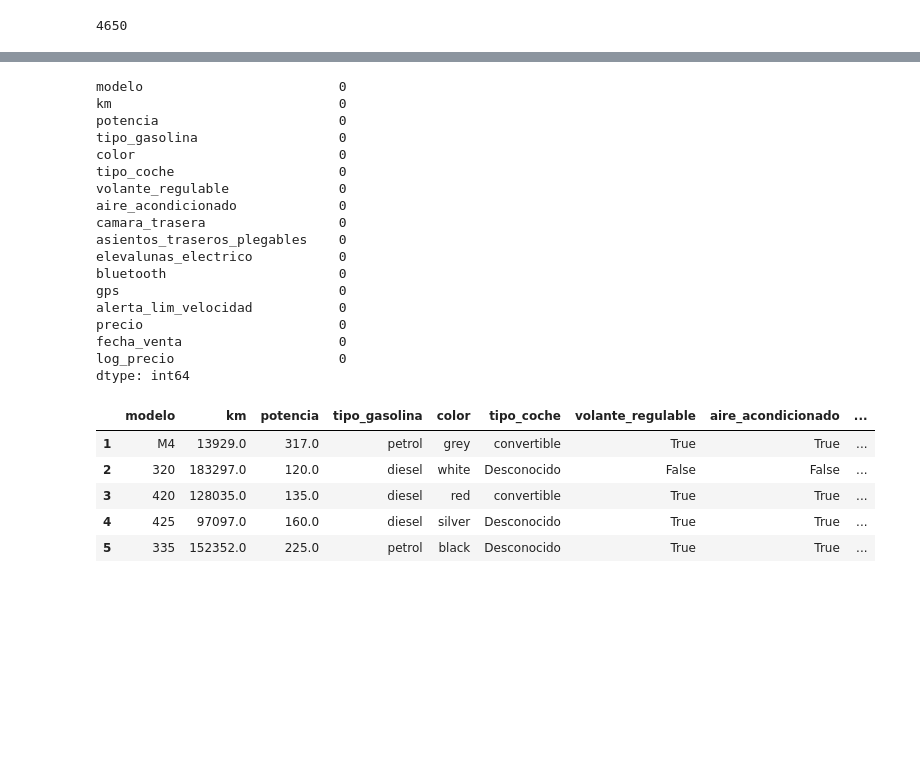
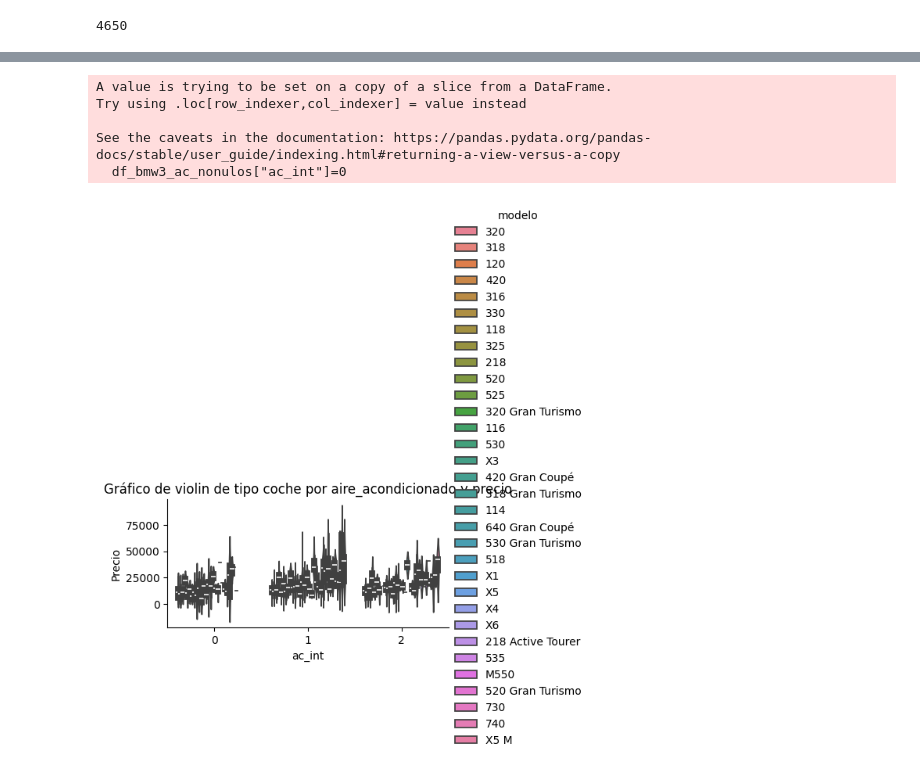
Before and after one commit to rulogar1234/nuclio-1, a Jupyter notebook: 1er_Entregable.ipynb, the cells around one changed output, grey strips where cells are left out. Saved outputs shown, nothing was run; the diff lists cells and outputs as text; code cells hidden in the pictures; blank space fills up the shorter version.

```diff
--- a/1er_Entregable.ipynb
+++ b/1er_Entregable.ipynb
@@ -581,37 +434,27 @@ df_bmw3['aire_acondicionado'].fillna('Desconocido', inplace=True)
-# %%
-df_bmw3['asientos_traseros_plegables'].fillna('Desconocido', inplace=True)
-# %%
-df_bmw3['bluetooth'].fillna('Desconocido', inplace=True)
-# %%
-df_bmw3['alerta_lim_velocidad'].fillna('Desconocido', inplace=True)
-# %%
-#volvemos a hacer recuento
-df_bmw2.isnull().sum()
-# %% [output]
-modelo                         0
-km                             0
-potencia                       0
-tipo_gasolina                  0
-color                          0
-tipo_coche                     0
-volante_regulable              0
-aire_acondicionado             0
-camara_trasera                 0
-asientos_traseros_plegables    0
-elevalunas_electrico           0
-bluetooth                      0
-gps                            0
-alerta_lim_velocidad           0
-precio                         0
-fecha_venta                    0
-log_precio                     0
-dtype: int64
-# %%
-df_bmw2.head()
-# %% [output]
-|  | modelo | km | potencia | tipo_gasolina | color | tipo_coche | volante_regulable | aire_acondicionado | ... |
-| 1 | M4 | 13929.0 | 317.0 | petrol | grey | convertible | True | True | ... |
-| 2 | 320 | 183297.0 | 120.0 | diesel | white | Desconocido | False | False | ... |
-| 3 | 420 | 128035.0 | 135.0 | diesel | red | convertible | True | True | ... |
-| 4 | 425 | 97097.0 | 160.0 | diesel | silver | Desconocido | True | True | ... |
-| 5 | 335 | 152352.0 | 225.0 | petrol | black | Desconocido | True | True | ... |
+# %%
+#Miramos el aire acondicionado, intuimos que puede depender del modelo de coche que tenga aire acondicionado , vamos a pasar de valores booleanos a numéricos
+#dataset sin nulos
+df_bmw3_ac_nonulos=df_bmw3.loc[df_bmw3["aire_acondicionado"].notnull()]
+df_bmw3_ac_nulos=df_bmw3.loc[df_bmw3["aire_acondicionado"].isnull()]
+df_bmw3_ac_nonulos["ac_int"]=0
+df_bmw3_ac_nonulos = df_bmw3_ac_nonulos.reset_index()
+for i in range(len(df_bmw3_ac_nonulos)):
+  df_bmw3_ac_nonulos.loc[i,"ac_int"]=int(df_bmw3_ac_nonulos.loc[i,"aire_acondicionado"])
+df_bmw3_ac_nulos = df_bmw3_ac_nulos.reset_index()
+df_bmw3_ac_nulos["ac_int"]=2
+df_bmw4 = pd.concat([df_bmw3_ac_nonulos,df_bmw3_ac_nulos],axis=0)
+# %% [output]
+A value is trying to be set on a copy of a slice from a DataFrame.
+Try using .loc[row_indexer,col_indexer] = value instead
+
+See the caveats in the documentation: https://pandas.pydata.org/pandas-docs/stable/user_guide/indexing.html#returning-a-view-versus-a-copy
+  df_bmw3_ac_nonulos["ac_int"]=0
+# %%
+#Verificamos si pasa lo mismo con el tipo de coche
+sns.catplot(x = "ac_int", y="precio", data= df_bmw4, kind="violin", hue="modelo")
+plt.xlabel('ac_int')
+plt.ylabel('Precio')
+plt.title('Gráfico de violin de tipo coche por aire_acondicionado y precio')
+plt.show()
+# %% [output]
+[figure, added]
```
Also changed, not shown: parts of 64 cells of this notebook.
